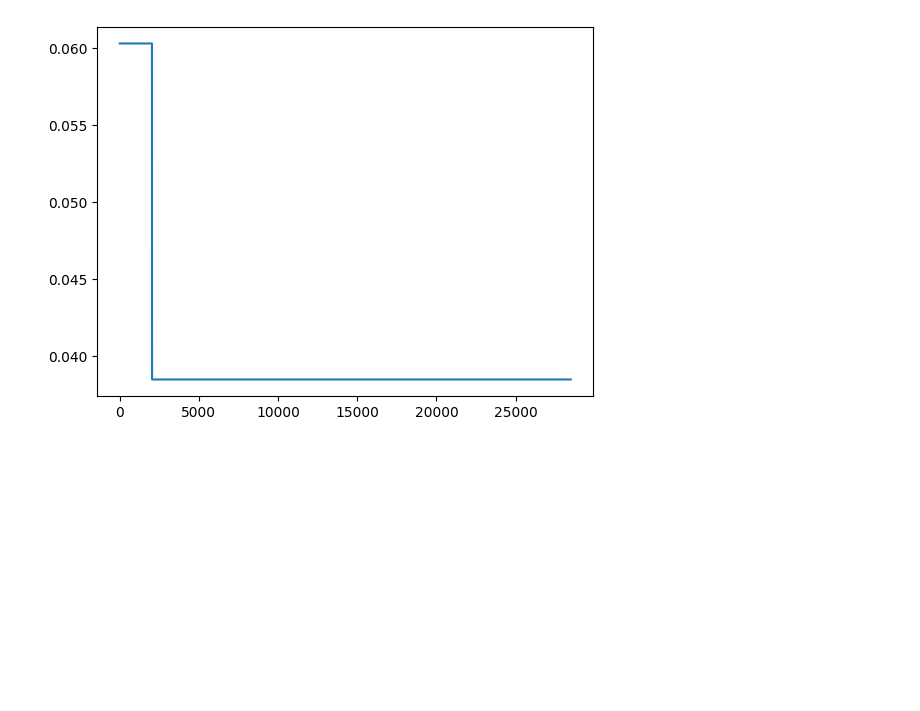
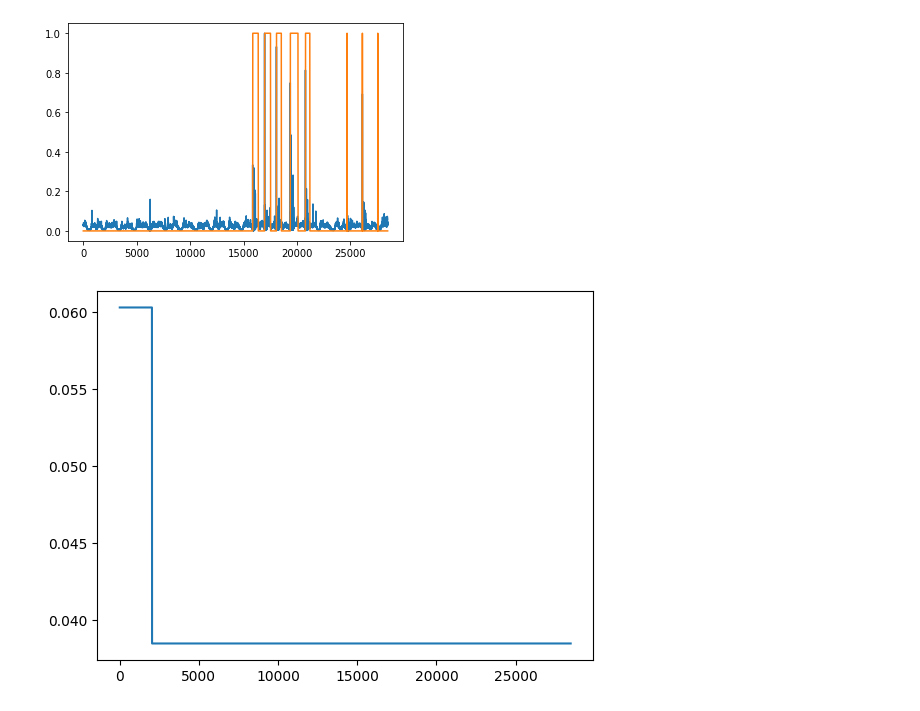
Before and after one commit to UO264808/TranAD, a Jupyter notebook: test_data.ipynb, the cells around one changed output. Cells and saved outputs as stored; diff of their text form; code cells hidden in the pictures; blank space fills up the shorter version.

Commit message:
label analysis

```diff
--- a/test_data.ipynb
+++ b/test_data.ipynb
@@ -5,10 +5,21 @@ import numpy as np
 import torch
 # %%
 src = os.getcwd() + "/data/SMD/labels/machine-1-1.txt"
+src2 = os.getcwd() + "/data/SMD/test/machine-1-1.txt"
 data = pd.read_csv(src, names=['anomaly'])
 labels = np.load(os.getcwd() + "/labelsFinal.npy")
 thresholds = np.load(os.getcwd() + "/thresholds.npy")
 thresholds_sg = np.load(os.getcwd() + "/thresholds_sg.npy")
+# %%
+test = pd.read_csv(src2)
+# %%
+import matplotlib.pyplot as plt
+plt.plot(test.iloc[:,8])
+plt.plot(labels)
+
+plt.show()
+# %% [output]
+[figure, added]
 # %%
 import matplotlib.pyplot as plt
 plt.plot(thresholds)
```
Also changed, not shown: parts of 1 cell of this notebook.
